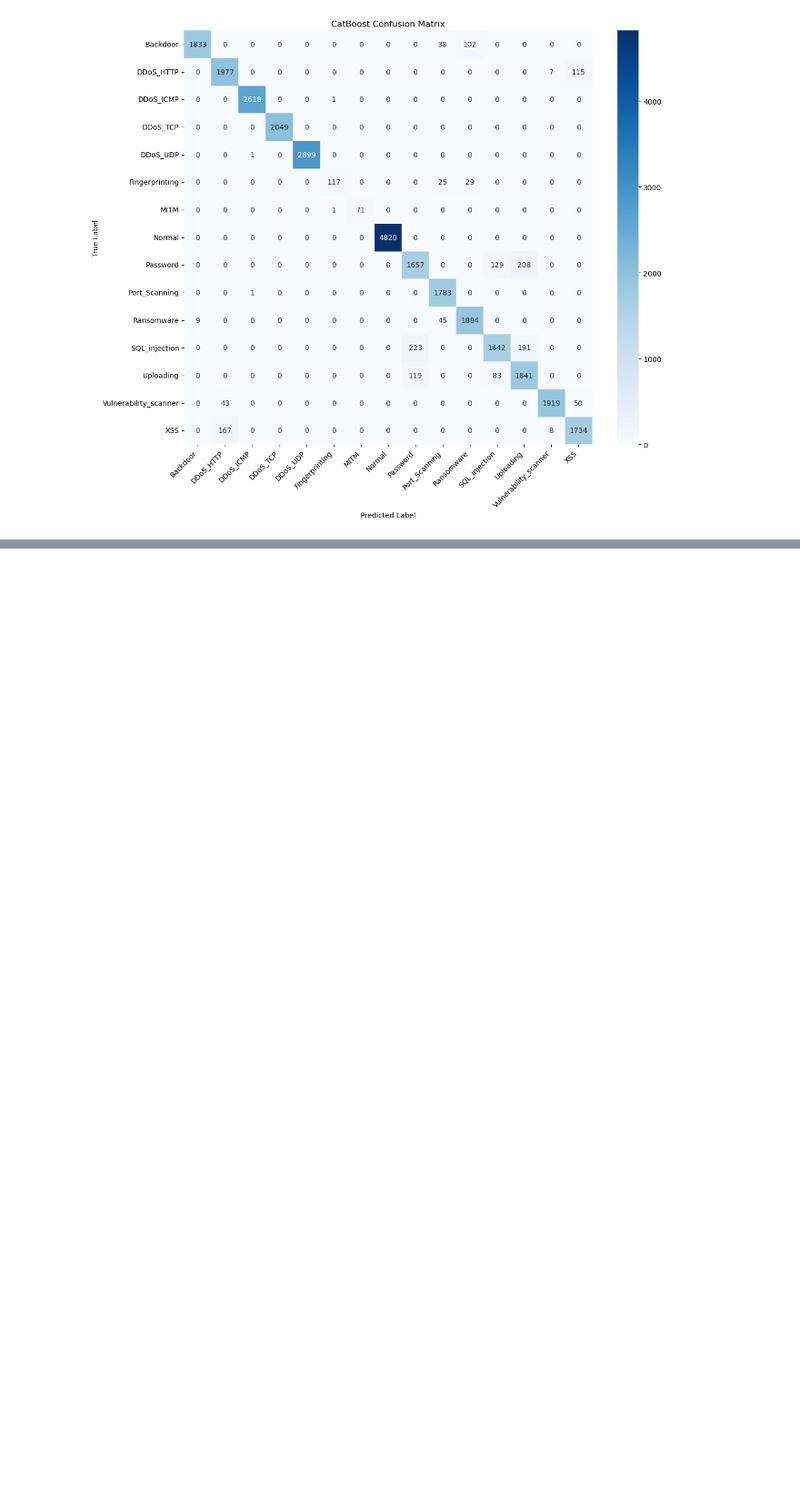
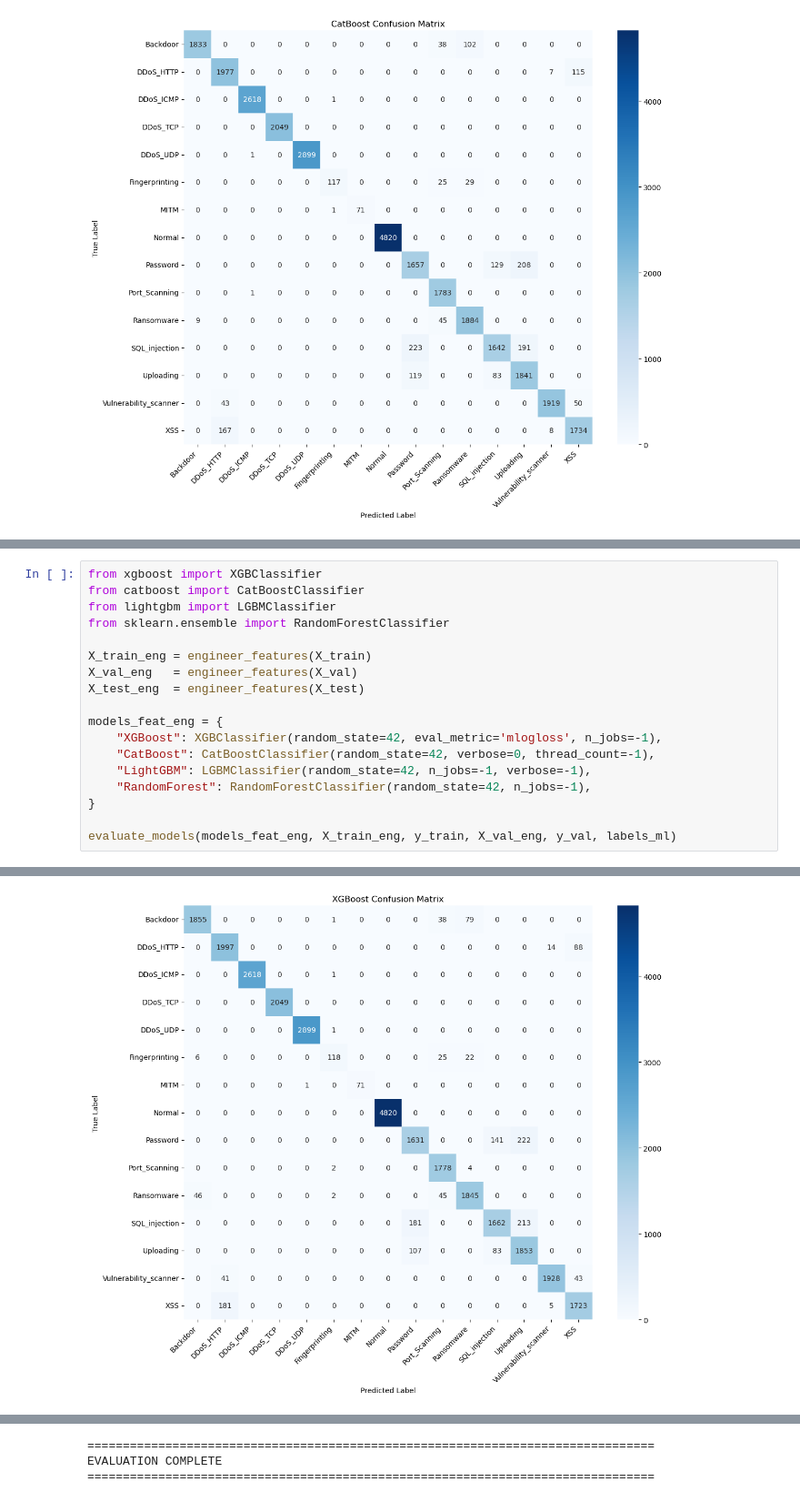
Before and after one commit to samkorostov/EE467, a Jupyter notebook: project/train.ipynb, the cells around one changed output, grey strips where cells are left out. Shown at 91% size. Drawn from its saved outputs; the diff is of its cells as text; blank space fills up the shorter version.

```diff
--- a/project/train.ipynb
+++ b/project/train.ipynb
@@ -422,0 +586,19 @@ shap.summary_plot(sv,
+# %%
+from xgboost import XGBClassifier
+from catboost import CatBoostClassifier
+from lightgbm import LGBMClassifier
+from sklearn.ensemble import RandomForestClassifier
+
+X_train_eng = engineer_features(X_train)
+X_val_eng   = engineer_features(X_val)
+X_test_eng  = engineer_features(X_test)
+
+models_feat_eng = {
+    "XGBoost": XGBClassifier(random_state=42, eval_metric='mlogloss', n_jobs=-1),
+    "CatBoost": CatBoostClassifier(random_state=42, verbose=0, thread_count=-1),
+    "LightGBM": LGBMClassifier(random_state=42, n_jobs=-1, verbose=-1),
+    "RandomForest": RandomForestClassifier(random_state=42, n_jobs=-1),
+}
+
+evaluate_models(models_feat_eng, X_train_eng, y_train, X_val_eng, y_val, labels_ml)
+# %% [output]
@@ -422,0 +622 @@ shap.summary_plot(sv,
+[figure, added]
@@ -422,0 +677,3 @@ shap.summary_plot(sv,
+================================================================================
+EVALUATION COMPLETE
+================================================================================
```
Also changed, not shown: parts of 19 cells of this notebook, 1 other file.
